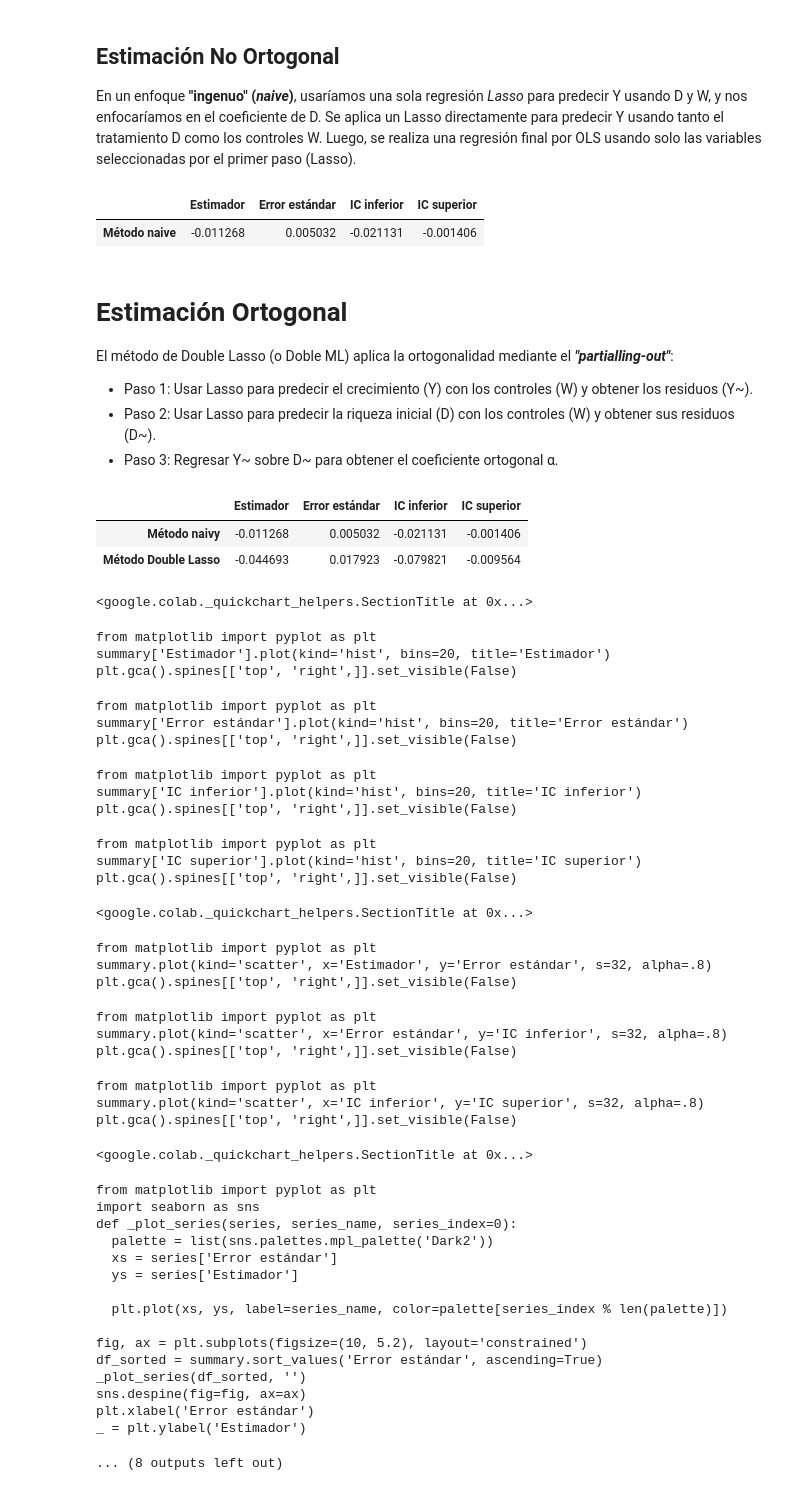
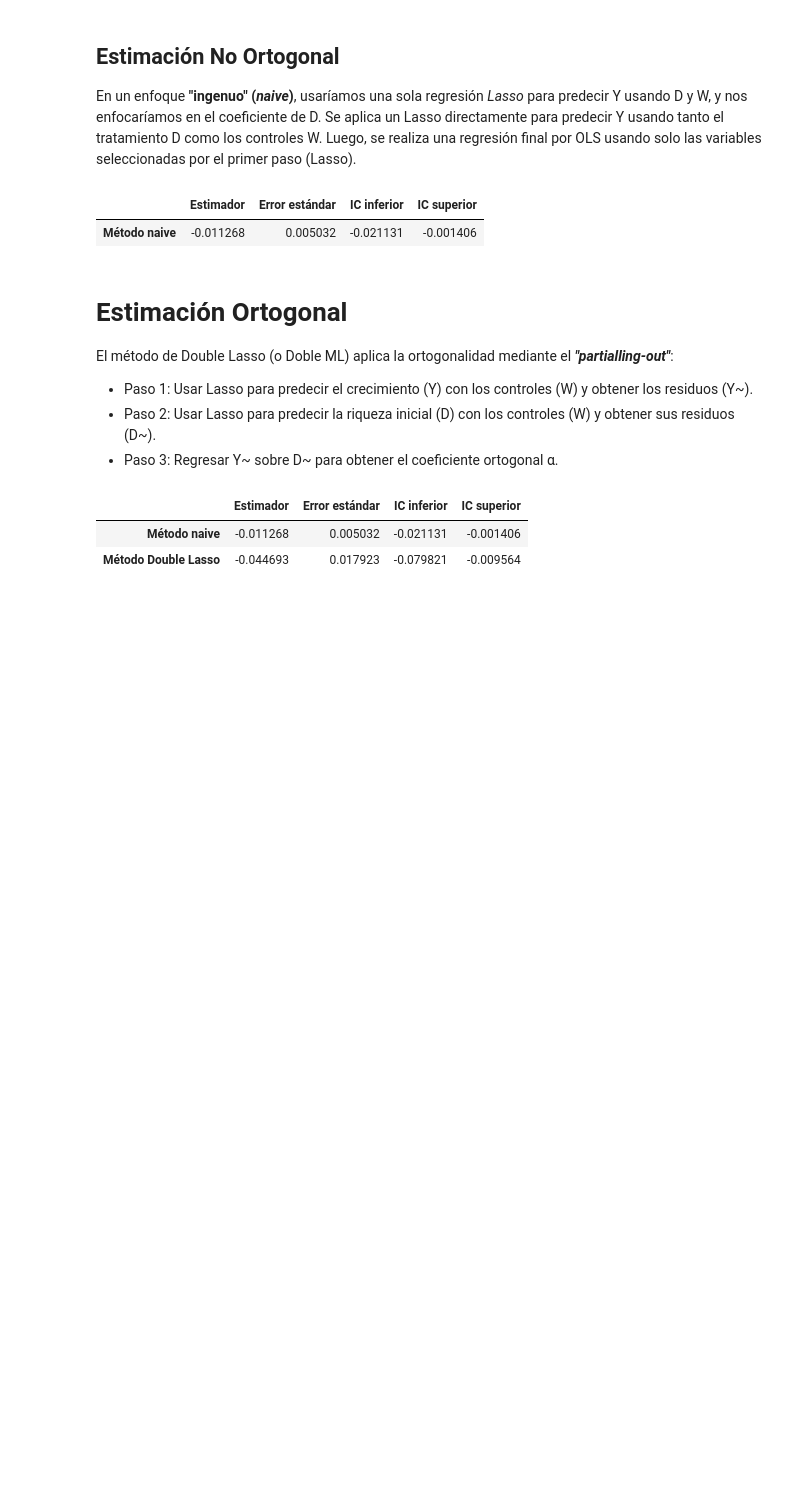
Before and after one commit to DiegoSReco/CasualInference_New, a Jupyter notebook: script_ejemplo_doblelasso.ipynb, the cells around one changed output. Cells and saved outputs as stored; diff of their text form; code cells hidden in the pictures; blank space fills up the shorter version.

```diff
--- a/script_ejemplo_doblelasso.ipynb
+++ b/script_ejemplo_doblelasso.ipynb
@@ -129,47 +129,8 @@ tabla_DL.loc['Método Double Lasso'] = [est_DL, std_DL, lower_ci, upper_ci]
 # %%
 #Comparación de resultados
 summary = pd.concat([tabla_naivy, tabla_DL])
+summary
 # %% [output]
 |  | Estimador | Error estándar | IC inferior | IC superior |
-| Método naivy | -0.011268 | 0.005032 | -0.021131 | -0.001406 |
+| Método naive | -0.011268 | 0.005032 | -0.021131 | -0.001406 |
 | Método Double Lasso | -0.044693 | 0.017923 | -0.079821 | -0.009564 |
-<google.colab._quickchart_helpers.SectionTitle at 0x...>
-from matplotlib import pyplot as plt
-summary['Estimador'].plot(kind='hist', bins=20, title='Estimador')
-plt.gca().spines[['top', 'right',]].set_visible(False)
-from matplotlib import pyplot as plt
-summary['Error estándar'].plot(kind='hist', bins=20, title='Error estándar')
-plt.gca().spines[['top', 'right',]].set_visible(False)
-from matplotlib import pyplot as plt
-summary['IC inferior'].plot(kind='hist', bins=20, title='IC inferior')
-plt.gca().spines[['top', 'right',]].set_visible(False)
-from matplotlib import pyplot as plt
-summary['IC superior'].plot(kind='hist', bins=20, title='IC superior')
-plt.gca().spines[['top', 'right',]].set_visible(False)
-<google.colab._quickchart_helpers.SectionTitle at 0x...>
-from matplotlib import pyplot as plt
-summary.plot(kind='scatter', x='Estimador', y='Error estándar', s=32, alpha=.8)
-plt.gca().spines[['top', 'right',]].set_visible(False)
-from matplotlib import pyplot as plt
-summary.plot(kind='scatter', x='Error estándar', y='IC inferior', s=32, alpha=.8)
-plt.gca().spines[['top', 'right',]].set_visible(False)
-from matplotlib import pyplot as plt
-summary.plot(kind='scatter', x='IC inferior', y='IC superior', s=32, alpha=.8)
-plt.gca().spines[['top', 'right',]].set_visible(False)
-<google.colab._quickchart_helpers.SectionTitle at 0x...>
-from matplotlib import pyplot as plt
-import seaborn as sns
-def _plot_series(series, series_name, series_index=0):
-  palette = list(sns.palettes.mpl_palette('Dark2'))
-  xs = series['Error estándar']
-  ys = series['Estimador']
-
-  plt.plot(xs, ys, label=series_name, color=palette[series_index % len(palette)])
-
-fig, ax = plt.subplots(figsize=(10, 5.2), layout='constrained')
-df_sorted = summary.sort_values('Error estándar', ascending=True)
-_plot_series(df_sorted, '')
-sns.despine(fig=fig, ax=ax)
-plt.xlabel('Error estándar')
-_ = plt.ylabel('Estimador')
-... (8 outputs left out)
```
